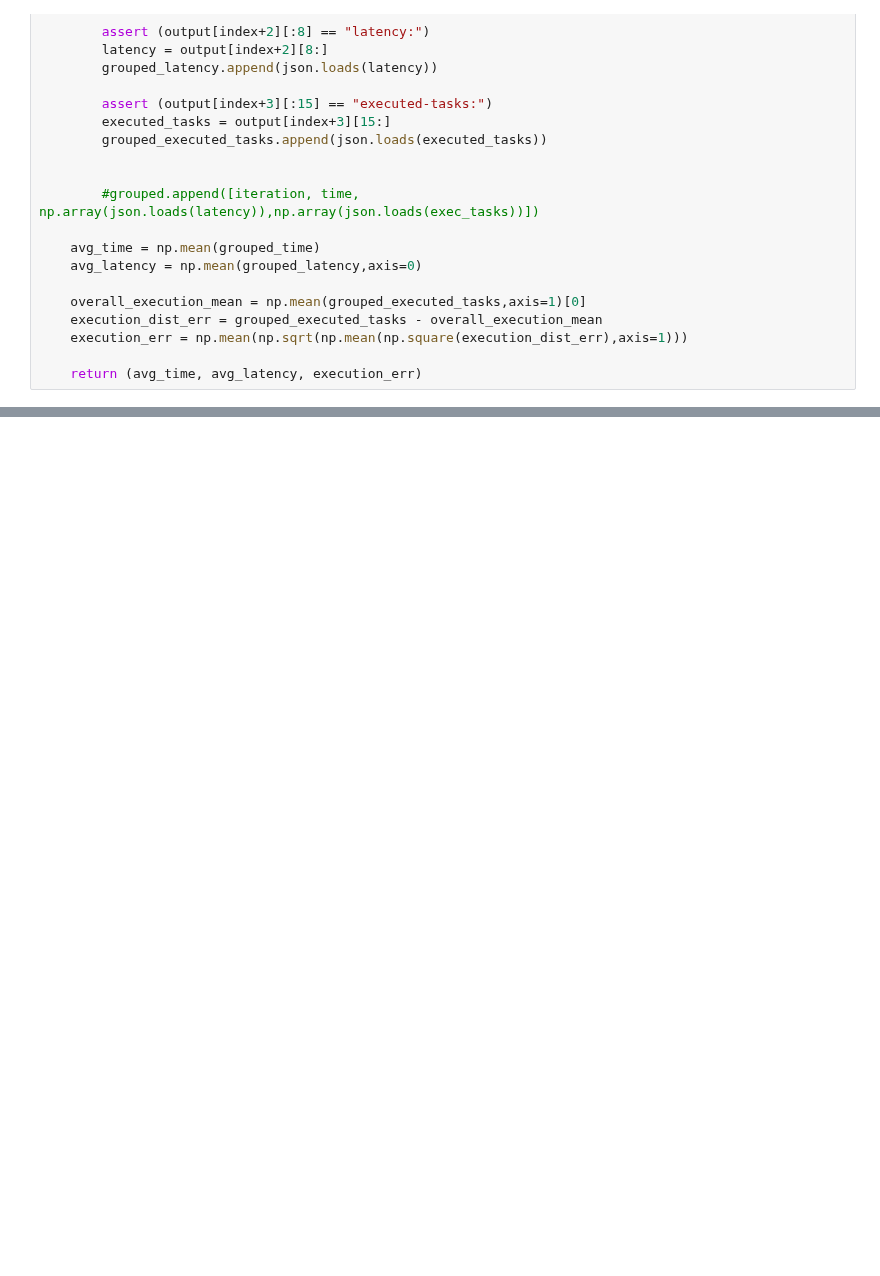
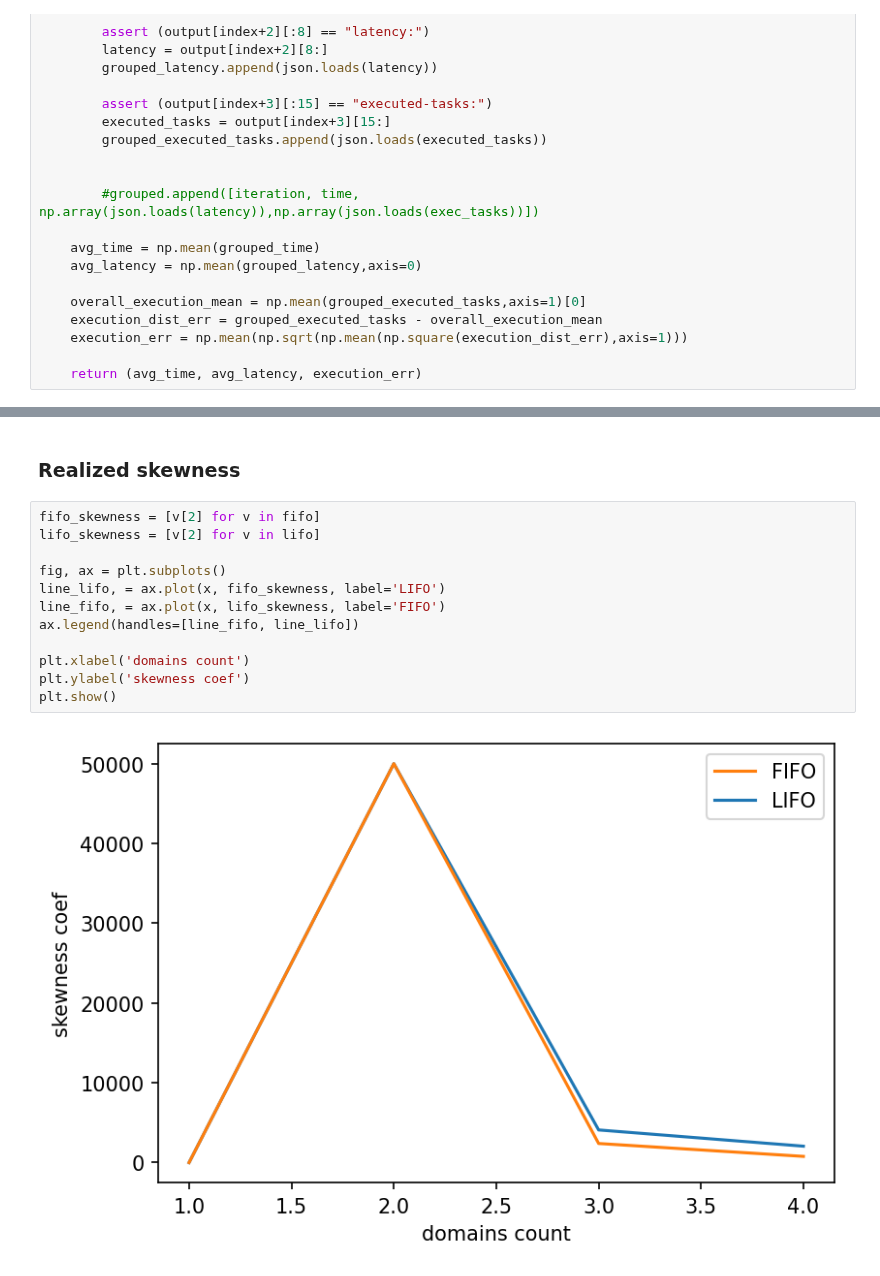
Before and after one commit to bartoszmodelski/ebsl, a Jupyter notebook: evaluation/run-benchmarks.py.ipynb, the cells around one changed output, grey strips where cells are left out. Cells and saved outputs as stored; diff of their text form; blank space fills up the shorter version.

```diff
--- a/evaluation/run-benchmarks.py.ipynb
+++ b/evaluation/run-benchmarks.py.ipynb
@@ -67,0 +134,16 @@ import matplotlib.pyplot as plt
+# %% [markdown]
+### Realized skewness
+# %%
+fifo_skewness = [v[2] for v in fifo]
+lifo_skewness = [v[2] for v in lifo]
+
+fig, ax = plt.subplots()
+line_lifo, = ax.plot(x, fifo_skewness, label='LIFO')
+line_fifo, = ax.plot(x, lifo_skewness, label='FIFO')
+ax.legend(handles=[line_fifo, line_lifo])
+
+plt.xlabel('domains count')
+plt.ylabel('skewness coef')
+plt.show()
+# %% [output]
+[figure, added]
```
Also changed, not shown: parts of 18 cells of this notebook, 1 other file.
